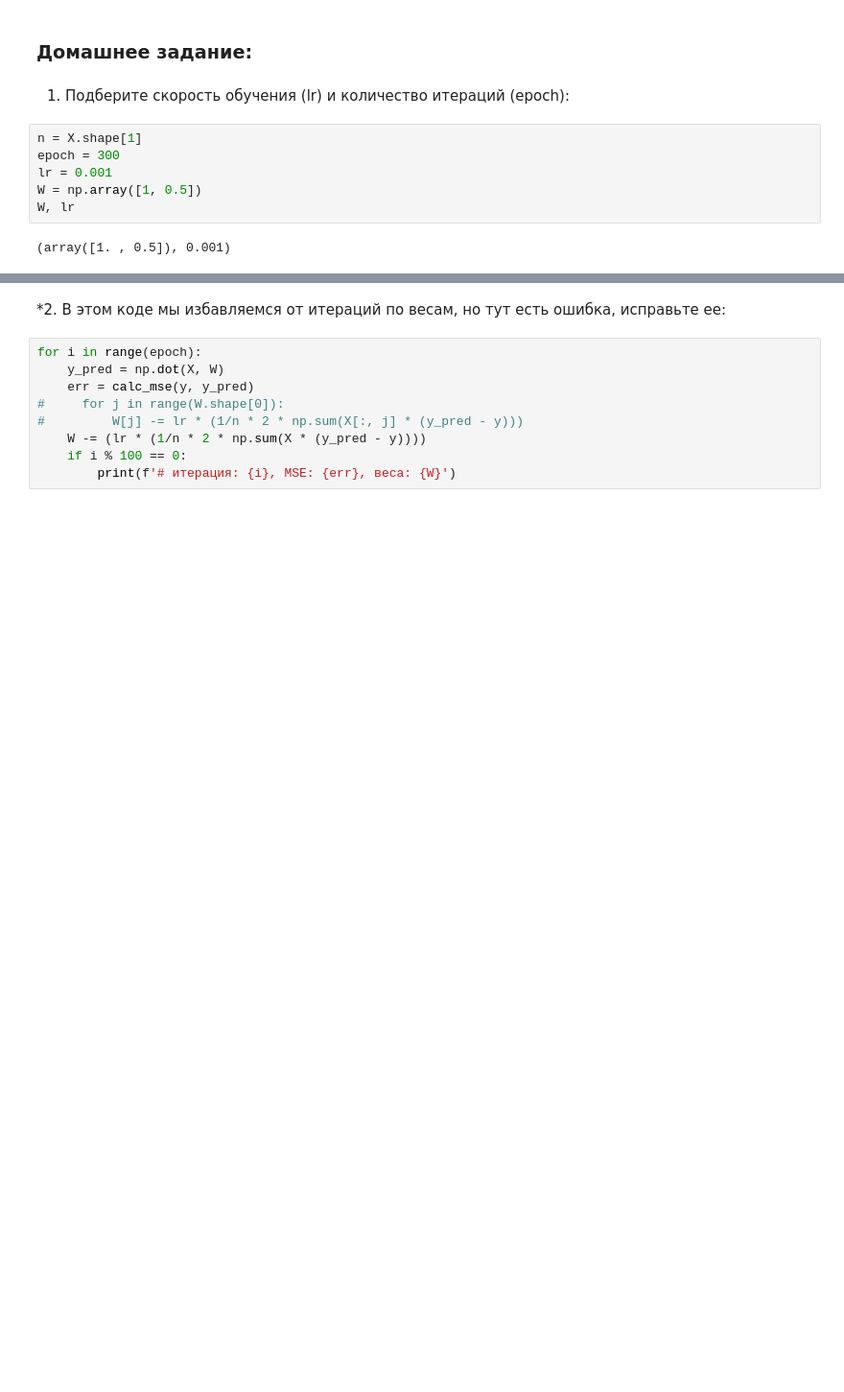
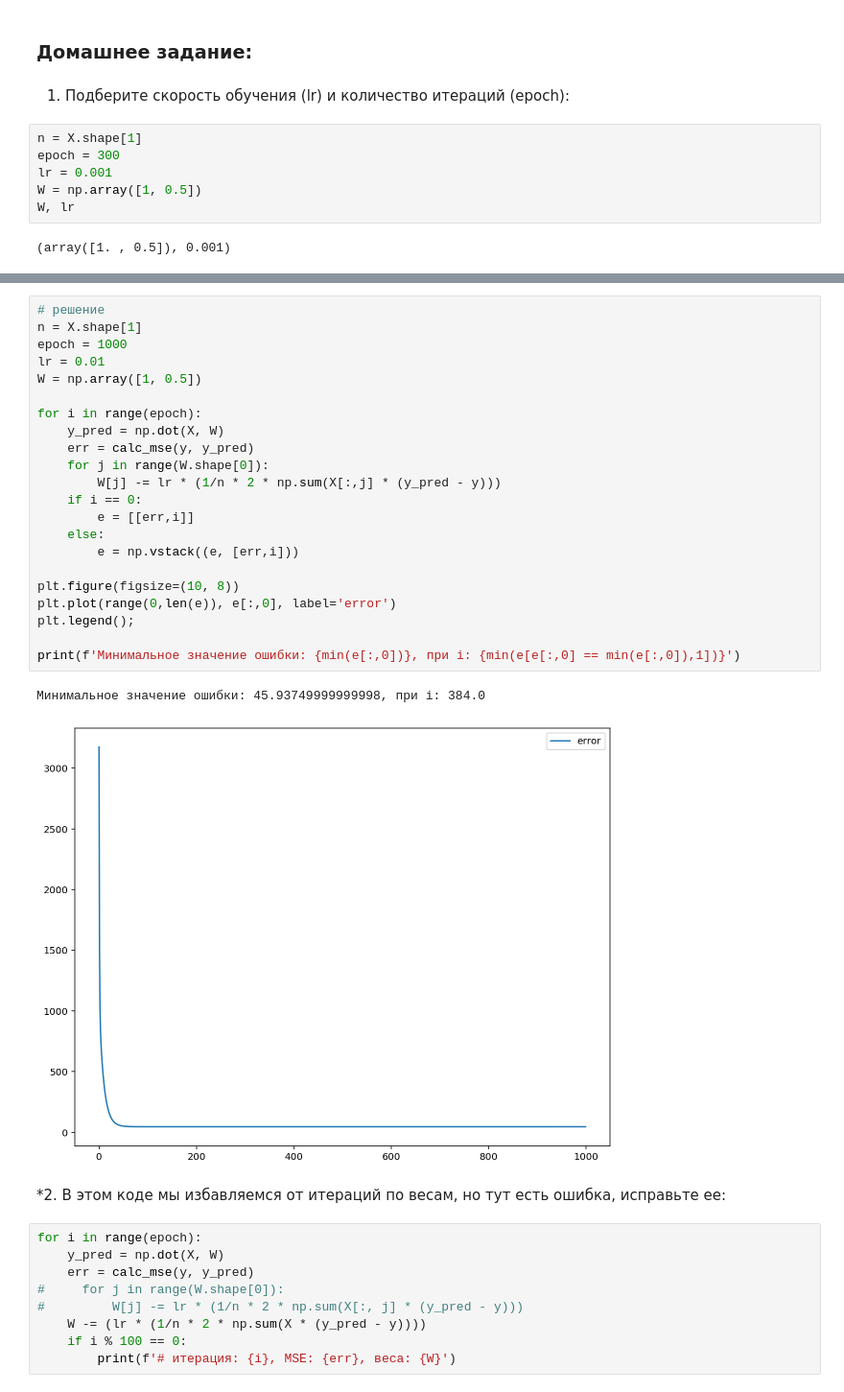
Before and after one commit to iumarchenko/alg2, a Jupyter notebook: Lesson1.ipynb, the cells around one changed output, grey strips where cells are left out. Shown at 96% size. Drawn from its saved outputs; the diff is of its cells as text; blank space fills up the shorter version.

```diff
--- a/Lesson1.ipynb
+++ b/Lesson1.ipynb
@@ -259,3 +259,28 @@ for i in range(epoch):
+# %%
+# решение
+n = X.shape[1]
+epoch = 1000
+lr = 0.01
+W = np.array([1, 0.5])
+
+for i in range(epoch):
+    y_pred = np.dot(X, W)
+    err = calc_mse(y, y_pred)
+    for j in range(W.shape[0]):
+        W[j] -= lr * (1/n * 2 * np.sum(X[:,j] * (y_pred - y)))
+    if i == 0:
+        e = [[err,i]]
+    else:
+        e = np.vstack((e, [err,i]))
+
+plt.figure(figsize=(10, 8))
+plt.plot(range(0,len(e)), e[:,0], label='error')
+plt.legend();
+
+print(f'Минимальное значение ошибки: {min(e[:,0])}, при i: {min(e[e[:,0] == min(e[:,0]),1])}')
+# %% [output]
+Минимальное значение ошибки: 45.93749999999998, при i: 384.0
+[figure, added]
 # %% [markdown]
 *2. В этом коде мы избавляемся от итераций по весам, но тут есть ошибка, исправьте ее:
 # %%
```
Also changed, not shown: parts of 3 cells of this notebook.
